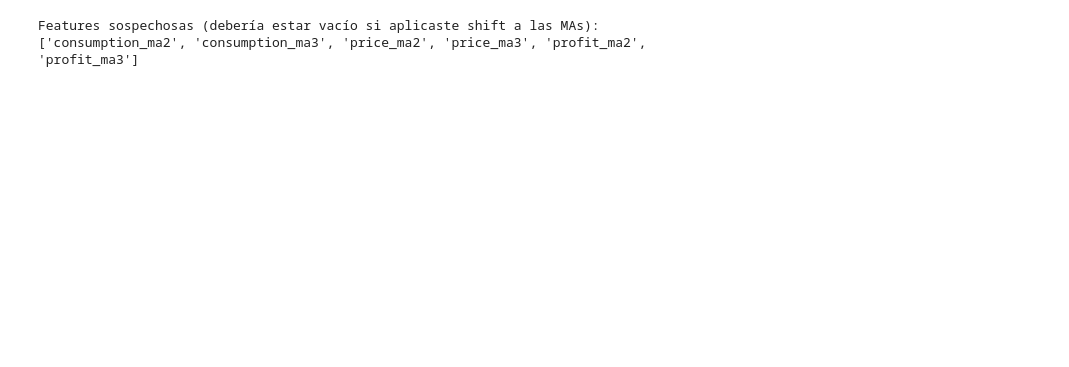
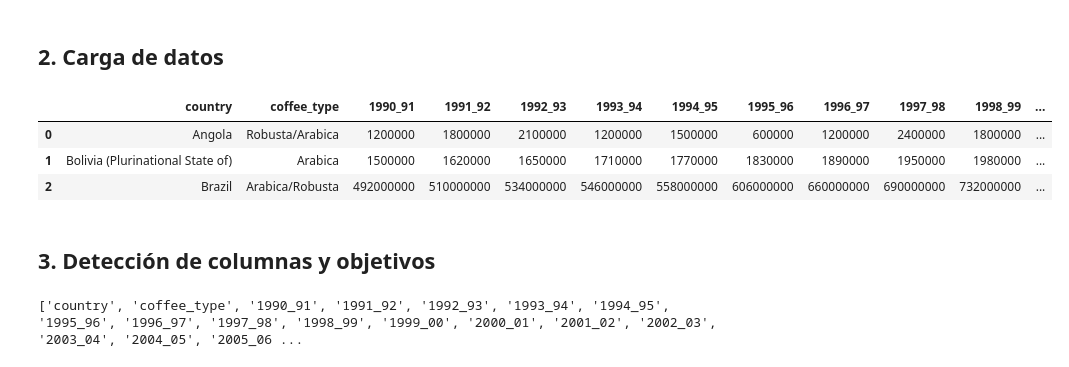
Before and after one commit to wilwil186/Coffee, a Jupyter notebook: Inferencia.ipynb, the cells around one changed output. Saved outputs shown, nothing was run; the diff lists cells and outputs as text; code cells hidden in the pictures; blank space fills up the shorter version.

```diff
--- a/Inferencia.ipynb
+++ b/Inferencia.ipynb
@@ -46,9 +39,0 @@ TEST_YEARS = 3
-# %%
-# %%
-# Carga de datos
-df = pd.read_csv(DATA_CLEAN)
-df = df.sort_values(["country", "type", "year"]).reset_index(drop=True)
-
-FEATURE_BASE = ["country", "type", "year"]
-assert all(c in df.columns for c in FEATURE_BASE+["consumption","price","profit"]), "Faltan columnas requeridas"
-df.head(3)
@@ -340,13 +40,46 @@ Modelos y predicciones de test guardados en:
-# %%
-# %%
-# Diagnóstico simple: correlación (Pearson) entre features y target por año (solo pasada vs. no pasada)
-# Nota: esto es ilustrativo; no uses features del mismo año.
-
-target = "consumption"
-feats_same_year = [c for c in X.columns if c not in ["country","type","year","consumption","price","profit"]
-                   and not c.endswith(tuple([f"_lag{L}" for L in LAGS]))
-                   and "_ma" in c and True]  # MAs "sin shift" (si quedara alguna), aquí deberían ser 0
-
-print("Features sospechosas (debería estar vacío si aplicaste shift a las MAs):", feats_same_year)
-# %% [output]
-Features sospechosas (debería estar vacío si aplicaste shift a las MAs): ['consumption_ma2', 'consumption_ma3', 'price_ma2', 'price_ma3', 'profit_ma2', 'profit_ma3']
+# %% [markdown]
+## 2. Carga de datos
+# %%
+
+PATH_COFFEE = "coffee_db.csv"
+PATH_PRICES = "precios.csv"ss
+
+def _try_read(path: str) -> pd.DataFrame:
+    if os.path.exists(path):
+        return pd.read_csv(path)
+    alt = os.path.join("/mnt/data", os.path.basename(path))
+    if os.path.exists(alt):
+        return pd.read_csv(alt)
+    raise FileNotFoundError(f"No encontré {path} (ni {alt}).")
+
+def _norm_cols(df: pd.DataFrame) -> pd.DataFrame:
+    df = df.copy()
+    df.columns = (
+        df.columns.str.lower()
+        .str.replace("á","a").str.replace("é","e").str.replace("í","i").str.replace("ó","o").str.replace("ú","u").str.replace("ñ","n")
+        .str.replace(r"[^a-z0-9]+", "_", regex=True)
+        .str.strip("_")
+    )
+    return df
+
+coffee = _norm_cols(_try_read(PATH_COFFEE))
+
+# precios externo (opcional)
+prices_ext = None
+try:
+    prices_ext = _norm_cols(_try_read(PATH_PRICES))
+except FileNotFoundError:
+    pass
+
+coffee.head(3)
+# %% [output]
+|  | country | coffee_type | 1990_91 | 1991_92 | 1992_93 | 1993_94 | 1994_95 | 1995_96 | 1996_97 | 1997_98 | 1998_99 | ... |
+| 0 | Angola | Robusta/Arabica | 1200000 | 1800000 | 2100000 | 1200000 | 1500000 | 600000 | 1200000 | 2400000 | 1800000 | ... |
+| 1 | Bolivia (Plurinational State of) | Arabica | 1500000 | 1620000 | 1650000 | 1710000 | 1770000 | 1830000 | 1890000 | 1950000 | 1980000 | ... |
+| 2 | Brazil | Arabica/Robusta | 492000000 | 510000000 | 534000000 | 546000000 | 558000000 | 606000000 | 660000000 | 690000000 | 732000000 | ... |
+# %% [markdown]
+## 3. Detección de columnas y objetivos
+# %%
+print(coffee.columns.tolist())
+# %% [output]
+['country', 'coffee_type', '1990_91', '1991_92', '1992_93', '1993_94', '1994_95', '1995_96', '1996_97', '1997_98', '1998_99', '1999_00', '2000_01', '2001_02', '2002_03', '2003_04', '2004_05', '2005_06 ...
```
Also changed, not shown: parts of 30 cells of this notebook, 6 other files.
